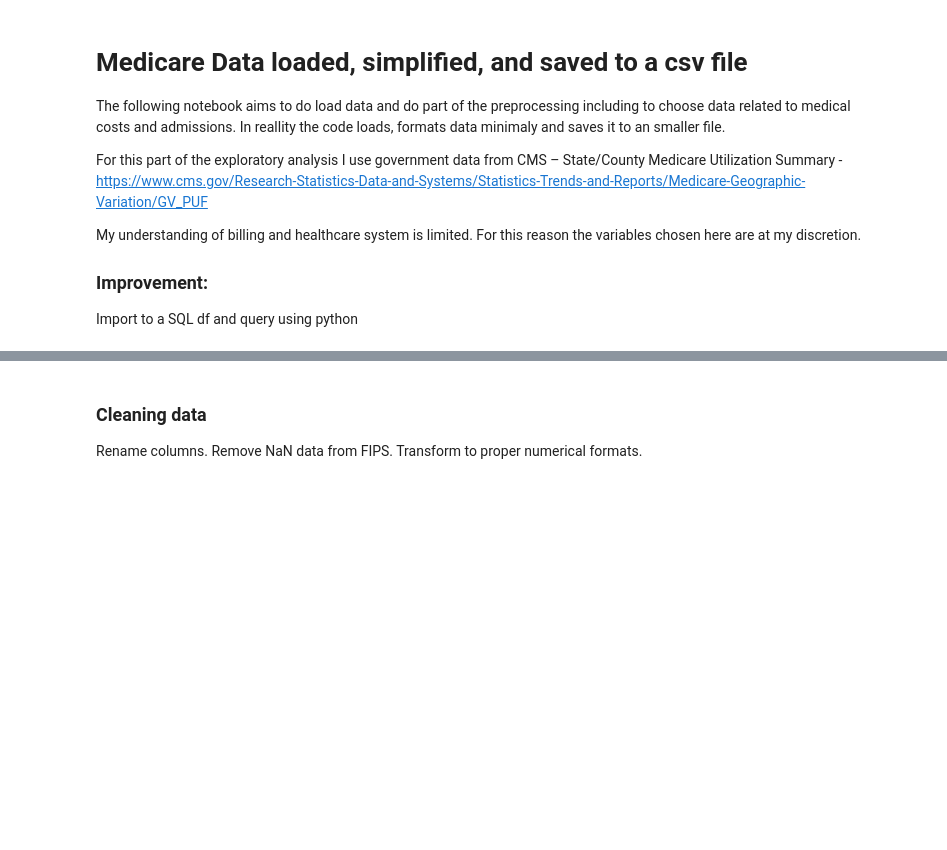
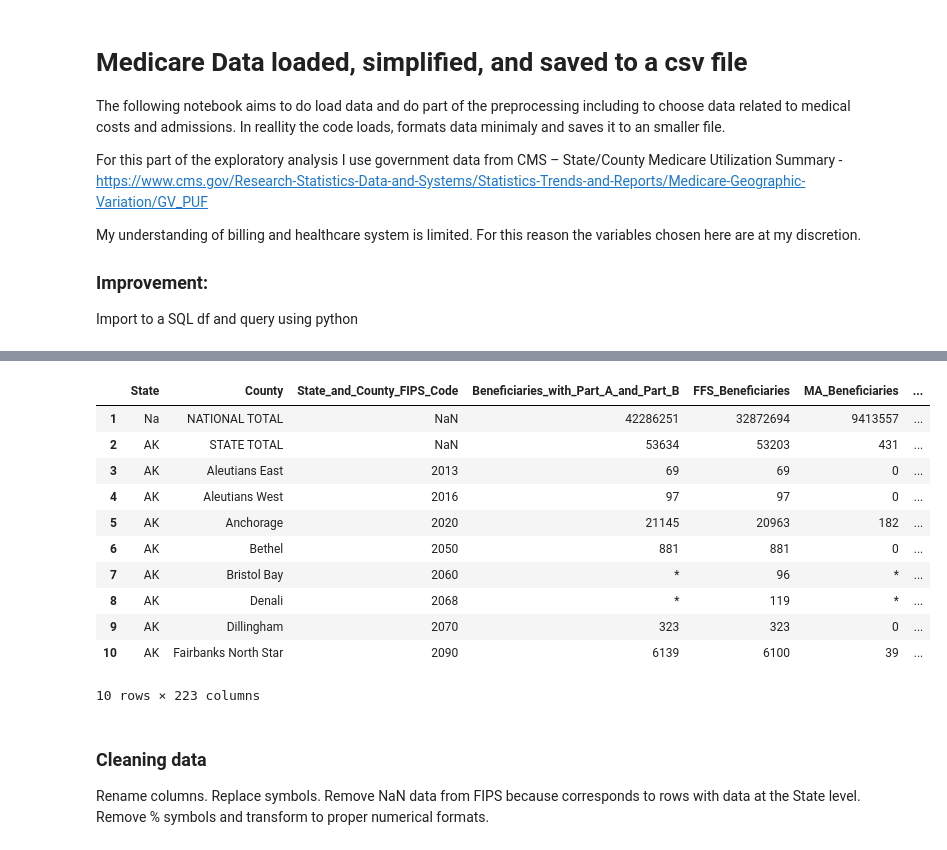
Before and after one commit to MPdeM/food_access, a Jupyter notebook: data_preprocesing_cost.ipynb, the cells around one changed output, grey strips where cells are left out. Cells and saved outputs as stored; diff of their text form; code cells hidden in the pictures; blank space fills up the shorter version.

```diff
--- a/data_preprocesing_cost.ipynb
+++ b/data_preprocesing_cost.ipynb
@@ -69,6 +150,20 @@ df_subset=df[columns]
 # %%
-df_subset.head(10)
+df2.head(10)
+# %% [output]
+|  | State | County | State_and_County_FIPS_Code | Beneficiaries_with_Part_A_and_Part_B | FFS_Beneficiaries | MA_Beneficiaries | ... |
+| 1 | Na | NATIONAL TOTAL | NaN | 42286251 | 32872694 | 9413557 | ... |
+| 2 | AK | STATE TOTAL | NaN | 53634 | 53203 | 431 | ... |
+| 3 | AK | Aleutians East | 2013 | 69 | 69 | 0 | ... |
+| 4 | AK | Aleutians West | 2016 | 97 | 97 | 0 | ... |
+| 5 | AK | Anchorage | 2020 | 21145 | 20963 | 182 | ... |
+| 6 | AK | Bethel | 2050 | 881 | 881 | 0 | ... |
+| 7 | AK | Bristol Bay | 2060 | * | 96 | * | ... |
+| 8 | AK | Denali | 2068 | * | 119 | * | ... |
+| 9 | AK | Dillingham | 2070 | 323 | 323 | 0 | ... |
+| 10 | AK | Fairbanks North Star | 2090 | 6139 | 6100 | 39 | ... |
+10 rows × 223 columns
 # %% [markdown]
 ### Cleaning data
 
-Rename columns. Remove NaN data from FIPS. Transform to proper numerical formats.
+Rename columns. Replace symbols. Remove NaN data from FIPS because corresponds to rows with data at the State level.
+Remove % symbols and transform to proper numerical formats.
```
Also changed, not shown: parts of 25 cells of this notebook, 4 other files.
